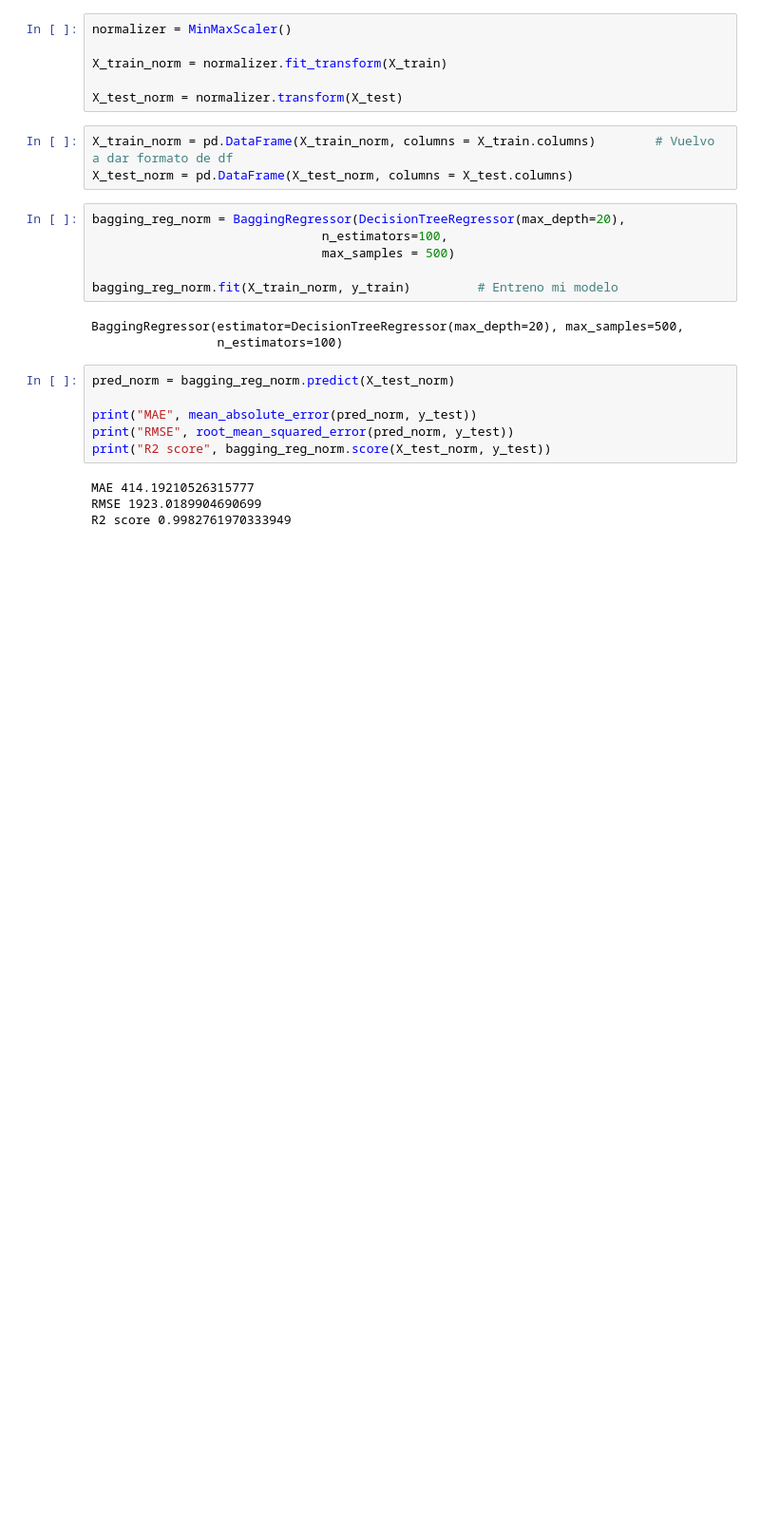
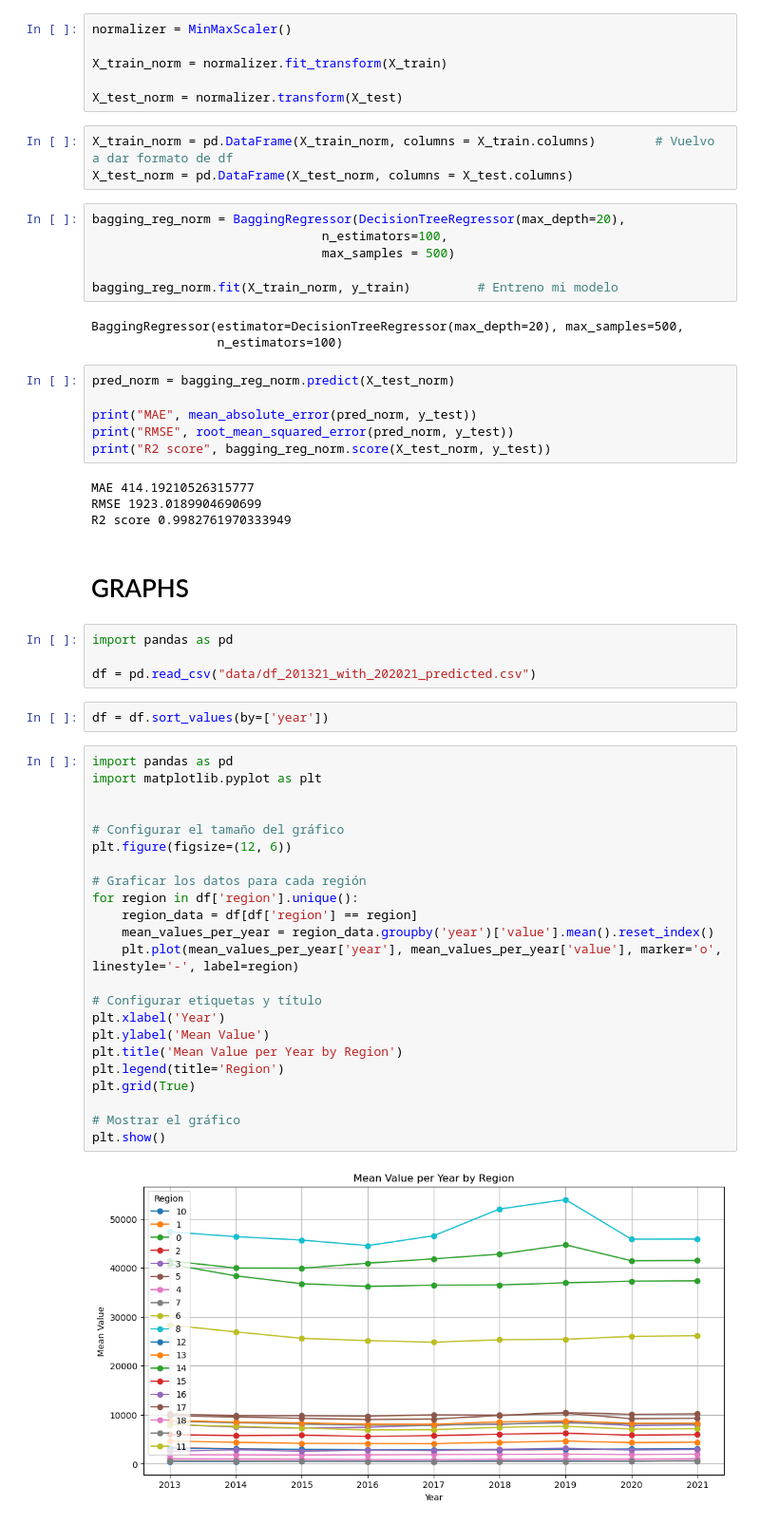
Before and after one commit to ivanalonsom/Project6, a Jupyter notebook: notebooks/main_principal.ipynb, the cells around one changed output. Shown: that part at 95% size. Saved outputs shown, nothing was run; the diff lists cells and outputs as text; blank space fills up the shorter version.

```diff
--- a/notebooks/main_principal.ipynb
+++ b/notebooks/main_principal.ipynb
@@ -284,3 +284,36 @@ print("R2 score", bagging_reg_norm.score(X_test_norm, y_test))
 MAE 414.19210526315777
 RMSE 1923.0189904690699
 R2 score 0.9982761970333949
+# %% [markdown]
+# GRAPHS
+# %%
+import pandas as pd
+
+df = pd.read_csv("data/df_201321_with_202021_predicted.csv")
+# %%
+df = df.sort_values(by=['year'])
+# %%
+import pandas as pd
+import matplotlib.pyplot as plt
+
+
+# Configurar el tamaño del gráfico
+plt.figure(figsize=(12, 6))
+
+# Graficar los datos para cada región
+for region in df['region'].unique():
+    region_data = df[df['region'] == region]
+    mean_values_per_year = region_data.groupby('year')['value'].mean().reset_index()
+    plt.plot(mean_values_per_year['year'], mean_values_per_year['value'], marker='o', linestyle='-', label=region)
+
+# Configurar etiquetas y título
+plt.xlabel('Year')
+plt.ylabel('Mean Value')
+plt.title('Mean Value per Year by Region')
+plt.legend(title='Region')
+plt.grid(True)
+
+# Mostrar el gráfico
+plt.show()
+# %% [output]
+[figure, added]
```
Also changed, not shown: parts of 4 cells of this notebook, 1 other file.
